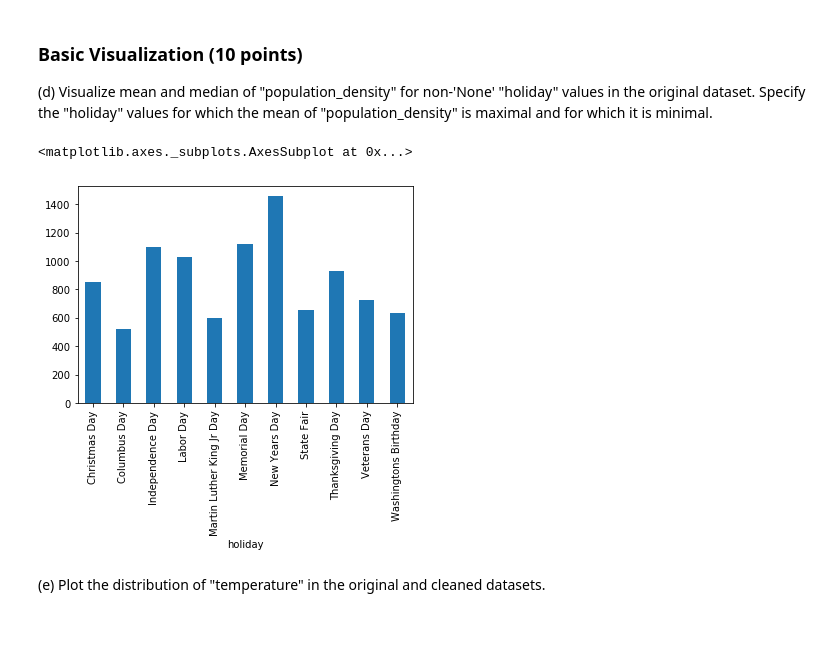
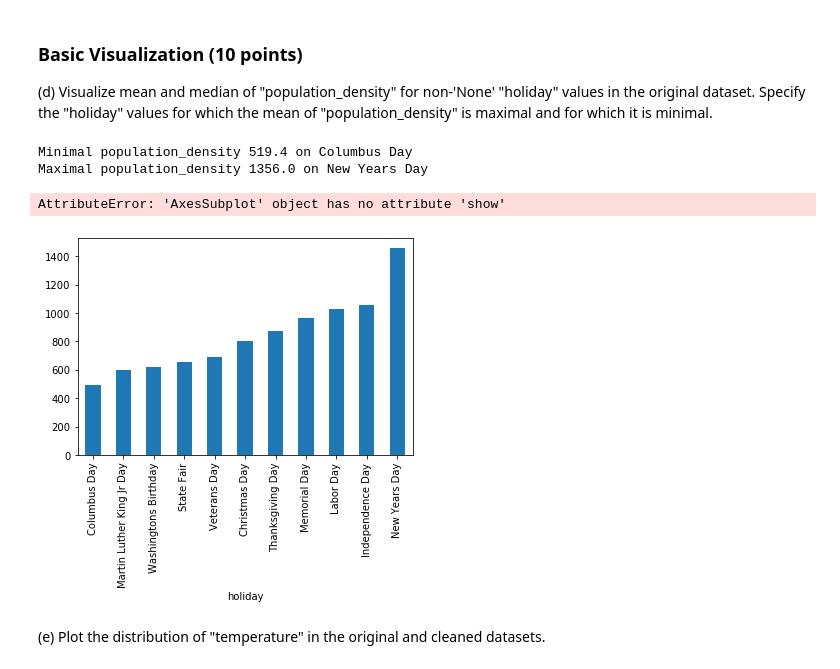
Before and after one commit to janhaa/data-science-ws1920, a Jupyter notebook: assignment1/IDS_Assignment_Part1.ipynb, the cells around one changed output. Cells and saved outputs as stored; diff of their text form; code cells hidden in the pictures; blank space fills up the shorter version.

```diff
--- a/assignment1/IDS_Assignment_Part1.ipynb
+++ b/assignment1/IDS_Assignment_Part1.ipynb
@@ -121,16 +133,32 @@ Removed 100 rows beyond whiskers.
 # %%
 # include only holidays, group the series by holiday column, select population_density row
 # and calculate its means and medians
 holiday_population_densities = data_original.loc[data_original['holiday'] != 'None'].groupby('holiday')['population_density']
 holiday_means = holiday_population_densities.mean()
+holiday_means = holiday_means.sort_values()
 holiday_medians = holiday_population_densities.median()
+holiday_medians = holiday_medians.sort_values()
 
-# plot
-ax = holiday_means.plot.bar()
-holiday_medians.plot.bar(ax=ax)
+# calculate means and map corresponding index
+minimumMean = holiday_means.min()
+minimumMeanHoliday = holiday_means[holiday_means == minimumMean].index[0]
+maximumMean = holiday_means.max()
+maximumMeanHoliday = holiday_means[holiday_means == maximumMean].index[0]
+
+# print results
+print("Minimal population_density {} on {}".format(minimumMean, minimumMeanHoliday))
+print("Maximal population_density {} on {}".format(maximumMean, maximumMeanHoliday))
+
+# bar plot medians and means
+plt_medians = holiday_medians.plot.bar()
+plt_medians.show()
+plt_means = holiday_means.plot.bar()
+plt_means.show()
 # %% [output]
-<matplotlib.axes._subplots.AxesSubplot at 0x...>
+Minimal population_density 519.4 on Columbus Day
+Maximal population_density 1356.0 on New Years Day
+AttributeError: 'AxesSubplot' object has no attribute 'show'
-[figure, old version]
+[figure, new version]
 # %% [markdown]
    (e) Plot the distribution of "temperature" in the original and cleaned datasets.
 # %%
```
Also changed, not shown: parts of 30 cells of this notebook, 4 other files.
